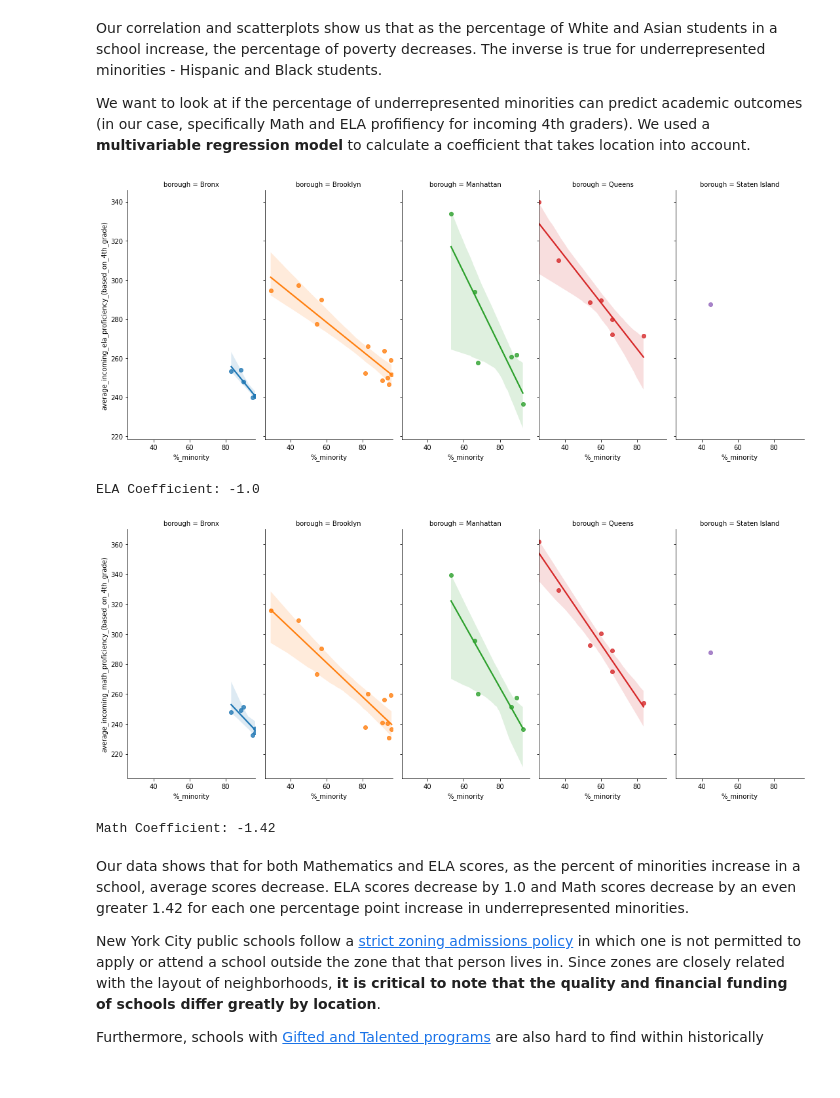
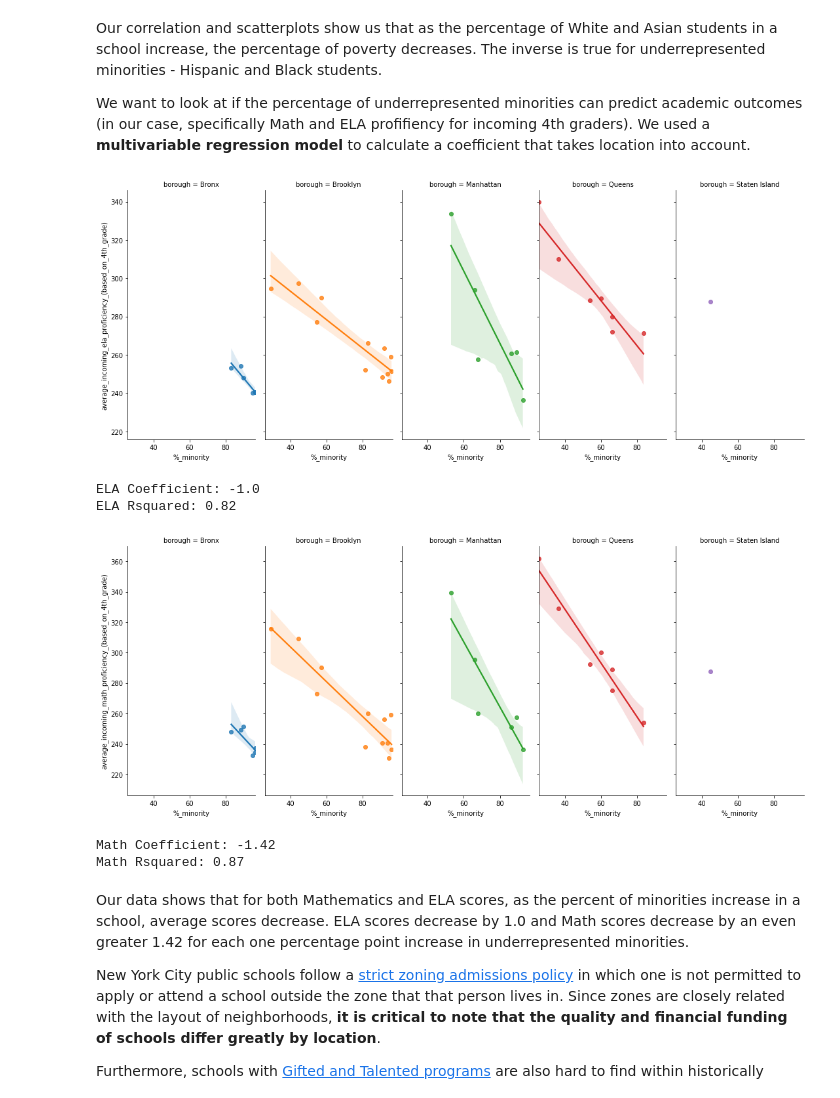
Before and after one commit to cailtyn-caj96/info-2950, a Jupyter notebook: final/finalproject.ipynb, the cells around one changed output. Cells and saved outputs as stored; diff of their text form; code cells hidden in the pictures.

```diff
--- a/final/finalproject.ipynb
+++ b/final/finalproject.ipynb
@@ -283,30 +283,30 @@ Our correlation and scatterplots show us that as the percentage of White and Asi
 
 We want to look at if the percentage of underrepresented minorities can predict academic outcomes (in our case, specifically Math and ELA profifiency for incoming 4th graders). We used a **multivariable regression model** to calculate a coefficient that takes location into account.
 # %%
-# display(burden_gross.head())
-
 sns.lmplot(x='%_minority', y='average_incoming_ela_proficiency_(based_on_4th_grade)', hue ='borough',col='borough',
                data=final_ds, height=6, aspect=.5)
 
 plt.show()
 
 # indicator variables
 final_ds_copy = final_ds.copy()
 final_ds_copy['is_brooklyn'] = pd.get_dummies(final_ds_copy['borough'])['Brooklyn']
 final_ds_copy['is_bronx'] = pd.get_dummies(final_ds_copy['borough'])['Bronx']
 final_ds_copy['is_manhattan'] = pd.get_dummies(final_ds_copy['borough'])['Manhattan']
 final_ds_copy['is_queens'] = pd.get_dummies(final_ds_copy['borough'])['Queens']
 final_ds_copy['is_staten'] = pd.get_dummies(final_ds_copy['borough'])['Staten Island']
 
 # mutlivariable linear regression
 
 multi_model = LinearRegression()
 multi_model.fit(final_ds_copy[['%_minority','is_brooklyn', 'is_bronx', 'is_manhattan', 'is_queens', 'is_staten']], final_ds_copy['average_incoming_ela_proficiency_(based_on_4th_grade)'])
-
 print('ELA Coefficient:', round(multi_model.coef_[0],2))
+r_sq = multi_model.score(final_ds_copy[['%_minority','is_brooklyn', 'is_bronx', 'is_manhattan', 'is_queens', 'is_staten']], final_ds_copy['average_incoming_ela_proficiency_(based_on_4th_grade)'])
+print('ELA Rsquared:', round(r_sq,2))
 # %% [output]
-[figure, old version]
+[figure, new version]
 ELA Coefficient: -1.0
+ELA Rsquared: 0.82
 # %%
 sns.lmplot(x='%_minority', y='average_incoming_math_proficiency_(based_on_4th_grade)', hue ='borough',col='borough',
                data=final_ds, height=6, aspect=.5)
@@ -327,9 +327,12 @@ multi_model = LinearRegression()
 multi_model.fit(final_ds_copy[['%_minority','is_brooklyn', 'is_bronx', 'is_manhattan', 'is_queens', 'is_staten']], final_ds_copy['average_incoming_math_proficiency_(based_on_4th_grade)'])
 
 print('Math Coefficient:', round(multi_model.coef_[0],2))
+r_sq = multi_model.score(final_ds_copy[['%_minority','is_brooklyn', 'is_bronx', 'is_manhattan', 'is_queens', 'is_staten']], final_ds_copy['average_incoming_math_proficiency_(based_on_4th_grade)'])
+print('Math Rsquared:', round(r_sq,2))
 # %% [output]
 [figure]
 Math Coefficient: -1.42
+Math Rsquared: 0.87
 # %% [markdown]
 Our data shows that for both Mathematics and ELA scores, as the percent of minorities increase in a school, average scores decrease. ELA scores decrease by 1.0 and Math scores decrease by an even greater 1.42 for each one percentage point increase in underrepresented minorities.
 
```
